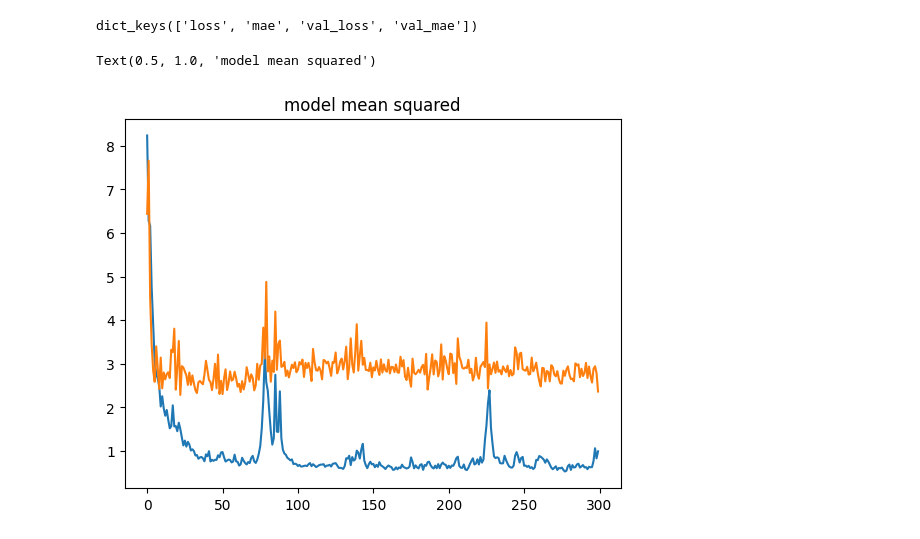
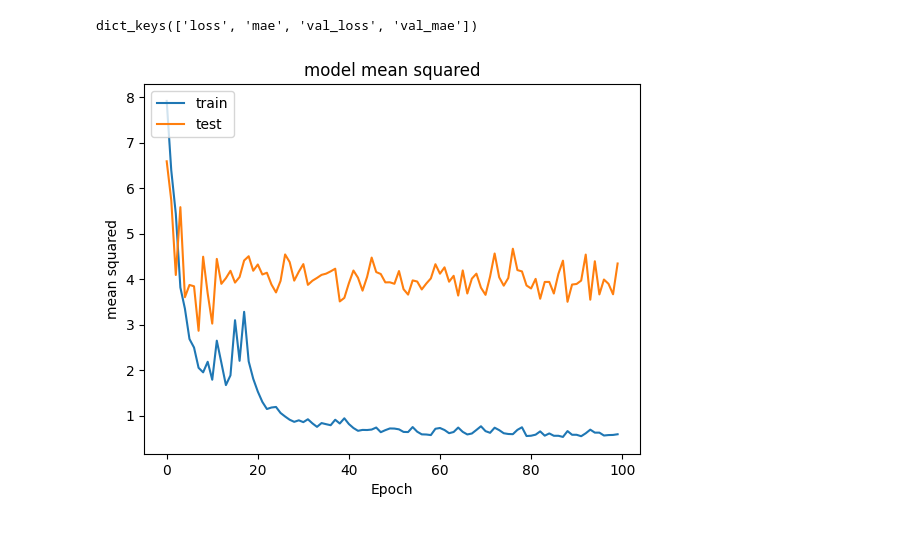
Before and after one commit to o-love/VC_Proyecto-final, a Jupyter notebook: Modelo1.ipynb, the cells around one changed output. Drawn from its saved outputs; the diff is of its cells as text; code cells hidden in the pictures.

Commit message:
Trained first basic model. New training

```diff
--- a/Modelo1.ipynb
+++ b/Modelo1.ipynb
@@ -9,6 +9,7 @@ import scipy as sc
 img_size=(240, 320)
 img_channels = 3
 batch_size=32
+epochs = 300
 # %%
 model_name = 'simple_covnet_model.tf'
 # %%
@@ -145,9 +145,12 @@ x = layers.Flatten()(x)
 # %% [markdown]
 # Output Layer
 # %%
-outputs = layers.Dense(128, activation="relu")(x)
-outputs = layers.Dropout(0.5)(outputs)
-outputs = layers.Dense(1)(outputs)
+def basic_dense_block(covnet, size):
+    x = layers.Flatten()(covnet)
+    outputs = layers.Dense(size, activation="relu")(x)
+    outputs = layers.Dropout(0.5)(outputs)
+    outputs = layers.Dense(1)(outputs)
+    return outputs
 # %%
 model = keras.Model(inputs=inputs, outputs=outputs)
 # %%
@@ -192,7 +195,7 @@ Wsave = model.get_weights()
 # %%
 model.set_weights(Wsave)
 history = model.fit(train_generator,
-        epochs=300,
+        epochs=epochs,
         callbacks = callbacks_list,
         validation_data=validation_generator,
 )
@@ -235,12 +270,16 @@ model.evaluate(test_generator)
 # Represent history
 # %%
 print(history.history.keys())
+epochs = (0, 100)
 # %% [output]
 dict_keys(['loss', 'mae', 'val_loss', 'val_mae'])
 # %%
-plt.plot(history.history['mae'])
-plt.plot(history.history['val_mae'])
+plt.plot(history.history['mae'][epochs[0]:epochs[1]])
+plt.plot(history.history['val_mae'][epochs[0]:epochs[1]])
 plt.title('model mean squared')
+plt.ylabel('mean squared')
+plt.xlabel('Epoch')
+plt.legend(['train', 'test'], loc='upper left')
+plt.show()
 # %% [output]
-Text(0.5, 1.0, 'model mean squared')
-[figure, old version]
+[figure, new version]
```
Also changed, not shown: parts of 6 cells of this notebook.
